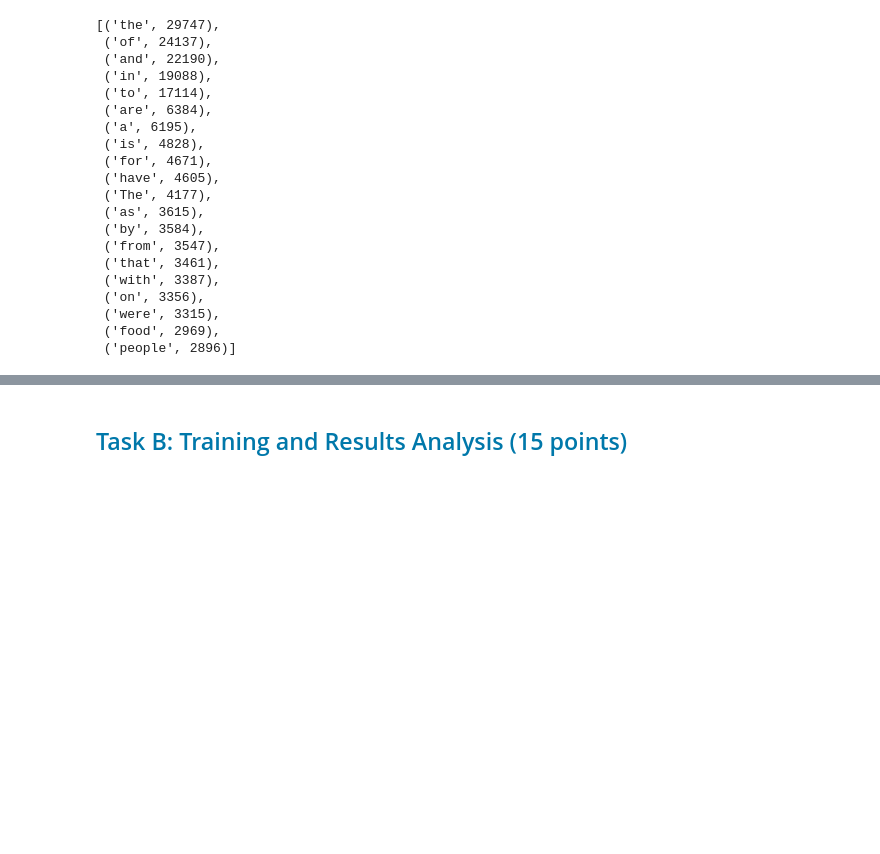
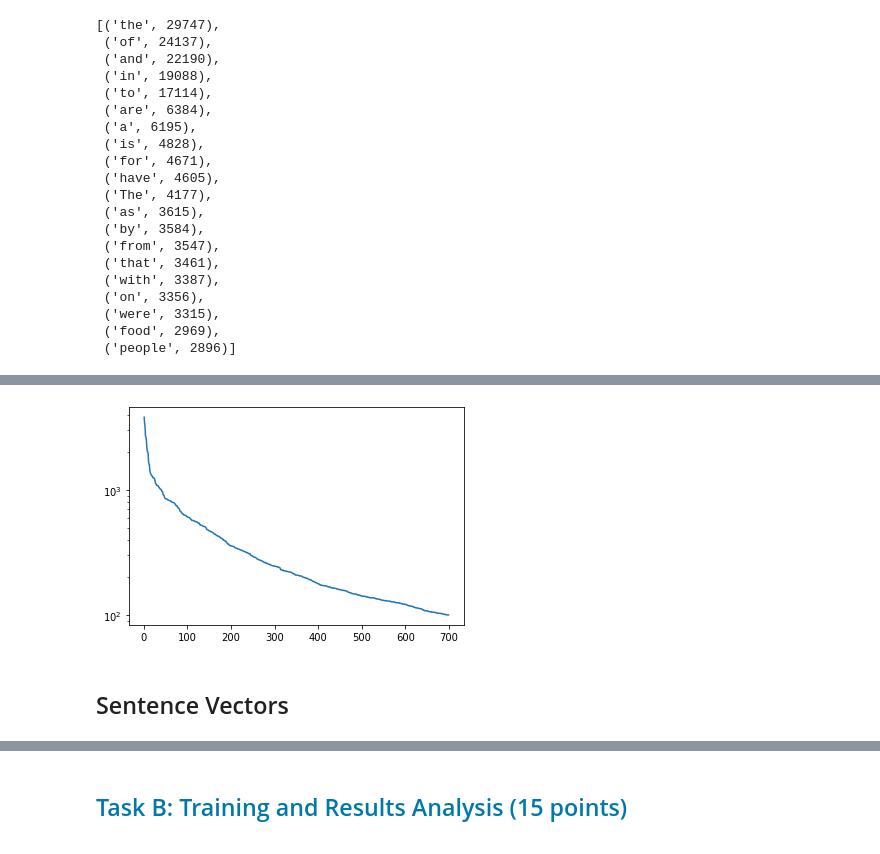
Before and after one commit to floxo115/nlp_assignment1, a Jupyter notebook: Assignment1.ipynb, the cells around one changed output, grey strips where cells are left out. Cells and saved outputs as stored; diff of their text form; code cells hidden in the pictures; blank space fills up the shorter version.

```diff
--- a/Assignment1.ipynb
+++ b/Assignment1.ipynb
@@ -200,0 +199,9 @@ tokenized_text
+# %%
+reduced_corpus_dict = corpus_dict[corpus_dict["count"] >= 100]
+
+sorted_dict = reduced_corpus_dict.sort_values("count", ascending=False)
+plt.plot(range(1, len(sorted_dict) + 1), sorted_dict["count"])
+plt.yscale("log")
+plt.show()
+# %% [output]
+[figure, added]
@@ -200,0 +242,2 @@ tokenized_text
+# %% [markdown]
+## Sentence Vectors
```
Also changed, not shown: parts of 15 cells of this notebook, 1 other file.
